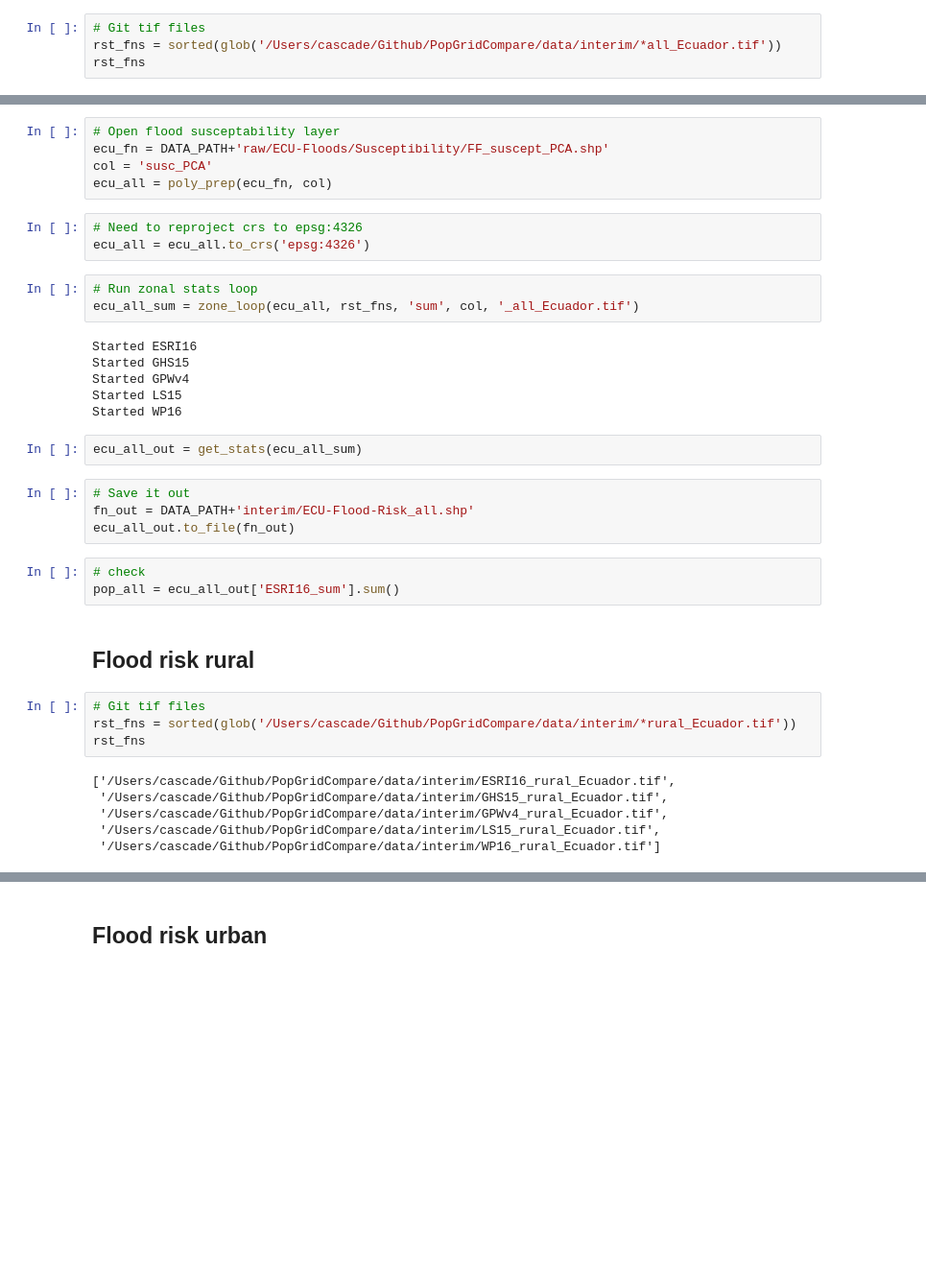
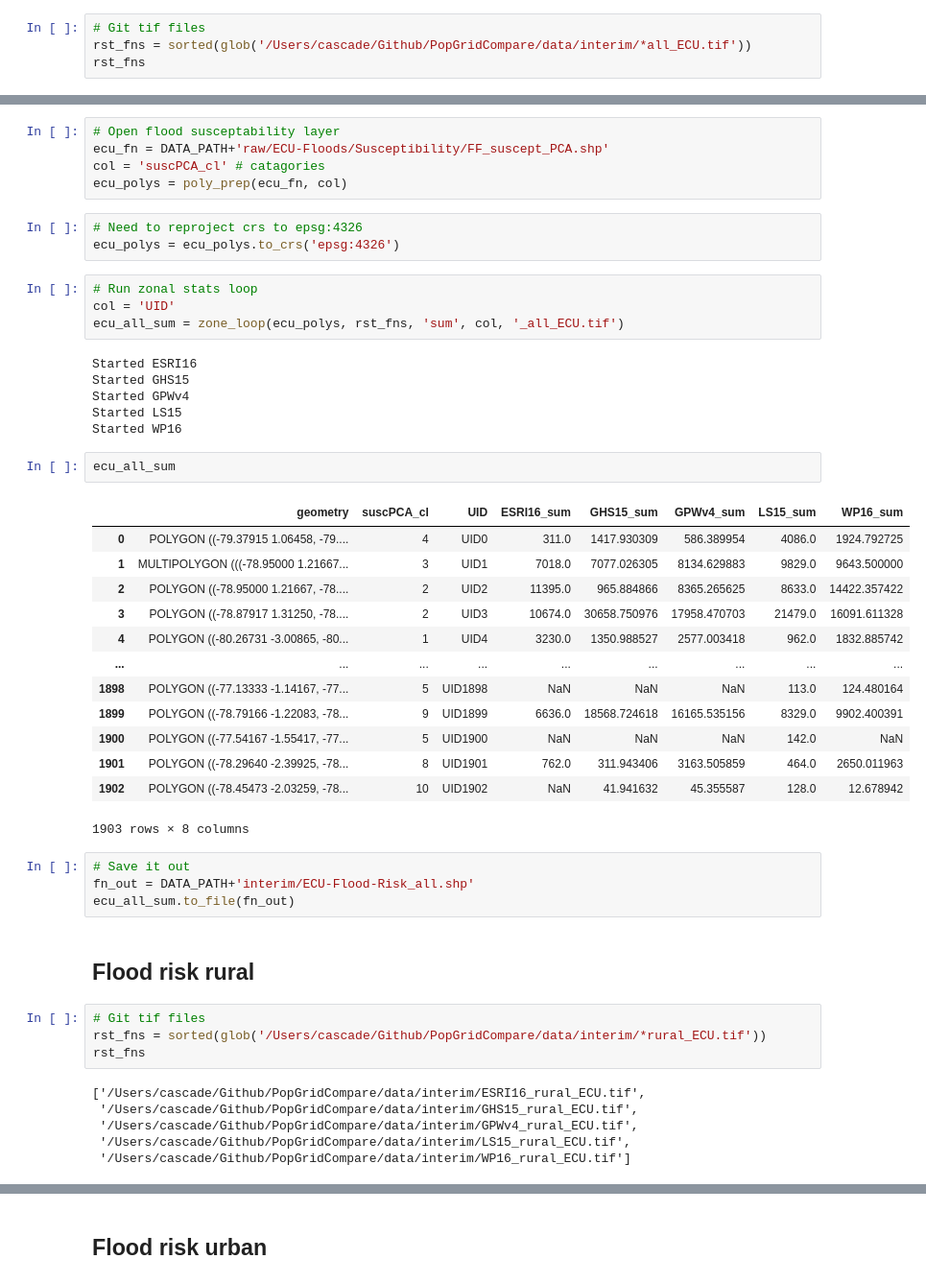
Before and after one commit to cascadet/PopGridCompare-ms, a Jupyter notebook: notebooks/step7_ECUFloods.ipynb, the cells around one changed output, grey strips where cells are left out. Shown at 96% size. Cells and saved outputs as stored; diff of their text form; blank space fills up the shorter version.

```diff
--- a/notebooks/step7_ECUFloods.ipynb
+++ b/notebooks/step7_ECUFloods.ipynb
@@ -76,6 +66,6 @@ def get_stats(df):
 ## Flood risk All
 # %%
 # Git tif files
-rst_fns = sorted(glob('/Users/cascade/Github/PopGridCompare/data/interim/*all_Ecuador.tif'))
+rst_fns = sorted(glob('/Users/cascade/Github/PopGridCompare/data/interim/*all_ECU.tif'))
 rst_fns
 # %% [output]
@@ -87,40 +77,52 @@ rst_fns
 # %%
 # Open flood susceptability layer
 ecu_fn = DATA_PATH+'raw/ECU-Floods/Susceptibility/FF_suscept_PCA.shp'
-col = 'susc_PCA'
-ecu_all = poly_prep(ecu_fn, col)
+col = 'suscPCA_cl' # catagories
+ecu_polys = poly_prep(ecu_fn, col)
 # %%
 # Need to reproject crs to epsg:4326
-ecu_all = ecu_all.to_crs('epsg:4326')
+ecu_polys = ecu_polys.to_crs('epsg:4326')
 # %%
 # Run zonal stats loop
-ecu_all_sum = zone_loop(ecu_all, rst_fns, 'sum', col, '_all_Ecuador.tif')
+col = 'UID'
+ecu_all_sum = zone_loop(ecu_polys, rst_fns, 'sum', col, '_all_ECU.tif')
 # %% [output]
 Started ESRI16
 Started GHS15
 Started GPWv4
 Started LS15
 Started WP16
-# %%
-ecu_all_out = get_stats(ecu_all_sum)
+# %%
+ecu_all_sum
+# %% [output]
+|  | geometry | suscPCA_cl | UID | ESRI16_sum | GHS15_sum | GPWv4_sum | LS15_sum | WP16_sum |
+| 0 | POLYGON ((-79.37915 1.06458, -79.... | 4 | UID0 | 311.0 | 1417.930309 | 586.389954 | 4086.0 | 1924.792725 |
+| 1 | MULTIPOLYGON (((-78.95000 1.21667... | 3 | UID1 | 7018.0 | 7077.026305 | 8134.629883 | 9829.0 | 9643.500000 |
+| 2 | POLYGON ((-78.95000 1.21667, -78.... | 2 | UID2 | 11395.0 | 965.884866 | 8365.265625 | 8633.0 | 14422.357422 |
+| 3 | POLYGON ((-78.87917 1.31250, -78.... | 2 | UID3 | 10674.0 | 30658.750976 | 17958.470703 | 21479.0 | 16091.611328 |
+| 4 | POLYGON ((-80.26731 -3.00865, -80... | 1 | UID4 | 3230.0 | 1350.988527 | 2577.003418 | 962.0 | 1832.885742 |
+| ... | ... | ... | ... | ... | ... | ... | ... | ... |
+| 1898 | POLYGON ((-77.13333 -1.14167, -77... | 5 | UID1898 | NaN | NaN | NaN | 113.0 | 124.480164 |
+| 1899 | POLYGON ((-78.79166 -1.22083, -78... | 9 | UID1899 | 6636.0 | 18568.724618 | 16165.535156 | 8329.0 | 9902.400391 |
+| 1900 | POLYGON ((-77.54167 -1.55417, -77... | 5 | UID1900 | NaN | NaN | NaN | 142.0 | NaN |
+| 1901 | POLYGON ((-78.29640 -2.39925, -78... | 8 | UID1901 | 762.0 | 311.943406 | 3163.505859 | 464.0 | 2650.011963 |
+| 1902 | POLYGON ((-78.45473 -2.03259, -78... | 10 | UID1902 | NaN | 41.941632 | 45.355587 | 128.0 | 12.678942 |
+1903 rows × 8 columns
 # %%
 # Save it out
 fn_out = DATA_PATH+'interim/ECU-Flood-Risk_all.shp'
-ecu_all_out.to_file(fn_out)
+ecu_all_sum.to_file(fn_out)
-# %%
-# check
-pop_all = ecu_all_out['ESRI16_sum'].sum()
 # %% [markdown]
 ## Flood risk rural
 # %%
 # Git tif files
-rst_fns = sorted(glob('/Users/cascade/Github/PopGridCompare/data/interim/*rural_Ecuador.tif'))
+rst_fns = sorted(glob('/Users/cascade/Github/PopGridCompare/data/interim/*rural_ECU.tif'))
 rst_fns
 # %% [output]
-['/Users/cascade/Github/PopGridCompare/data/interim/ESRI16_rural_Ecuador.tif',
- '/Users/cascade/Github/PopGridCompare/data/interim/GHS15_rural_Ecuador.tif',
- '/Users/cascade/Github/PopGridCompare/data/interim/GPWv4_rural_Ecuador.tif',
- '/Users/cascade/Github/PopGridCompare/data/interim/LS15_rural_Ecuador.tif',
- '/Users/cascade/Github/PopGridCompare/data/interim/WP16_rural_Ecuador.tif']
+['/Users/cascade/Github/PopGridCompare/data/interim/ESRI16_rural_ECU.tif',
+ '/Users/cascade/Github/PopGridCompare/data/interim/GHS15_rural_ECU.tif',
+ '/Users/cascade/Github/PopGridCompare/data/interim/GPWv4_rural_ECU.tif',
+ '/Users/cascade/Github/PopGridCompare/data/interim/LS15_rural_ECU.tif',
+ '/Users/cascade/Github/PopGridCompare/data/interim/WP16_rural_ECU.tif']
 # %%
 # Run zonal stats loop
```
Also changed, not shown: parts of 25 cells of this notebook, 1 other file.
